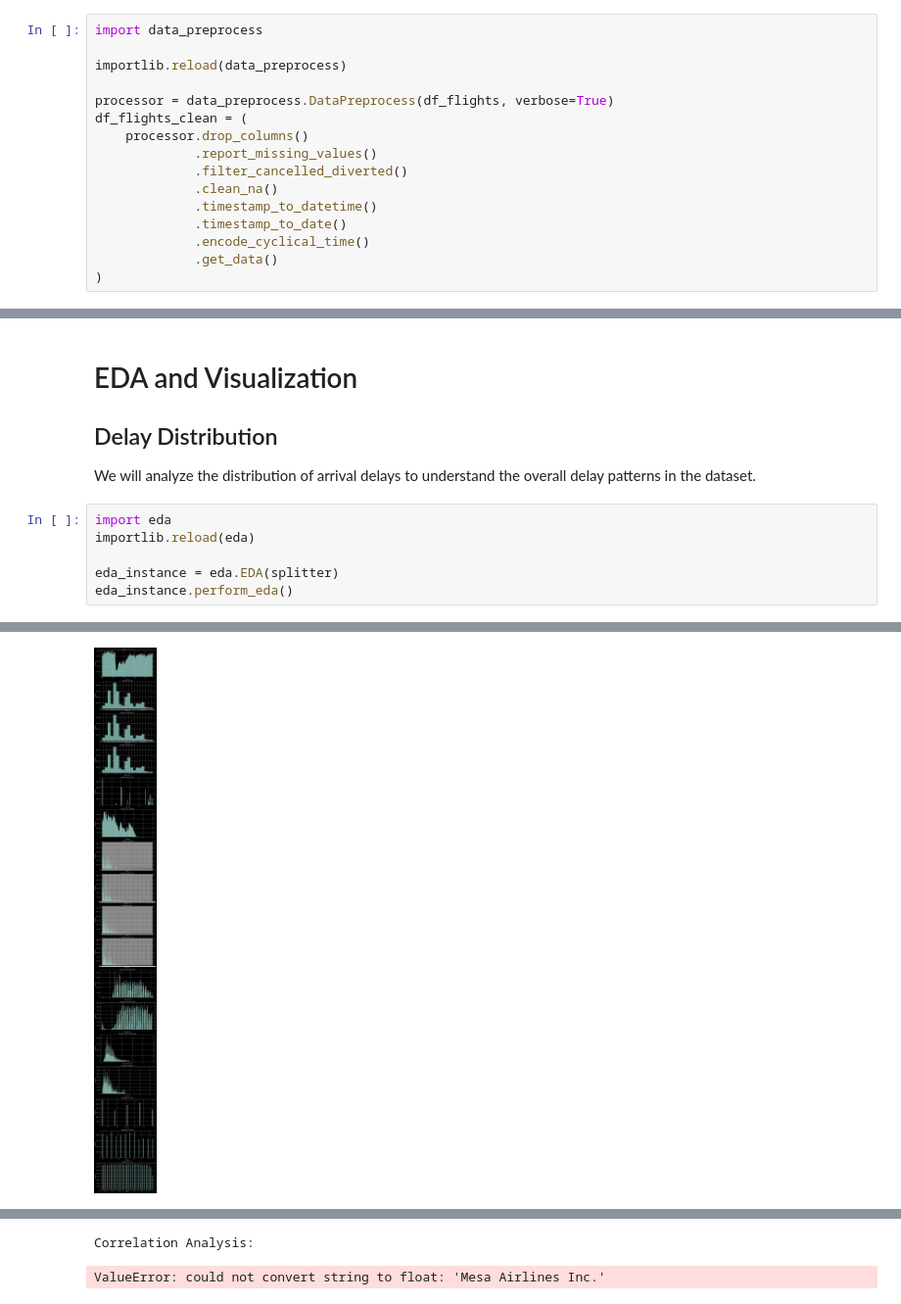
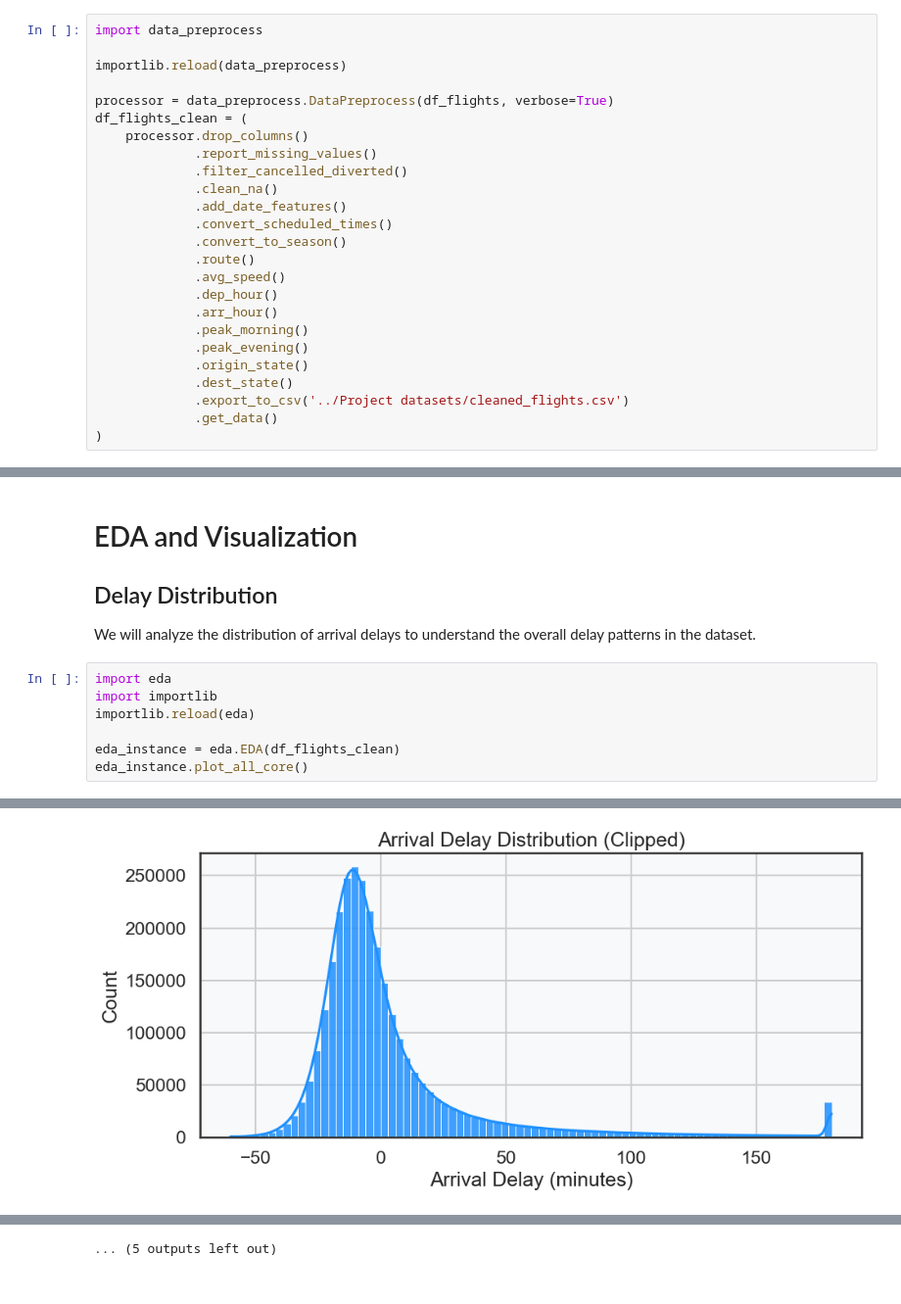
Before and after one commit to AlexisBarros22/CD_Project2526, a Jupyter notebook: Project codes/main.ipynb, the cells around one changed output, grey strips where cells are left out. Shown at 98% size. Drawn from its saved outputs; the diff is of its cells as text.

```diff
--- a/Project codes/main.ipynb
+++ b/Project codes/main.ipynb
@@ -110,9 +110,18 @@ df_flights_clean = (
              .report_missing_values()
              .filter_cancelled_diverted()
              .clean_na()
-             .timestamp_to_datetime()
-             .timestamp_to_date()
-             .encode_cyclical_time()
+             .add_date_features()
+             .convert_scheduled_times()
+             .convert_to_season()
+             .route()
+             .avg_speed()
+             .dep_hour()
+             .arr_hour()
+             .peak_morning()
+             .peak_evening()
+             .origin_state()
+             .dest_state()
+             .export_to_csv('../Project datasets/cleaned_flights.csv')
              .get_data()
 )
 # %% [output]
@@ -164,8 +172,9 @@ Data split successful: 2331041 training samples, 582761 testing samples. Scaled
 We will analyze the distribution of arrival delays to understand the overall delay patterns in the dataset.
 # %%
 import eda
+import importlib
 importlib.reload(eda)
 
-eda_instance = eda.EDA(splitter)
-eda_instance.perform_eda()
+eda_instance = eda.EDA(df_flights_clean)
+eda_instance.plot_all_core()
 # %% [output]
@@ -189 +198 @@ Distribution Analysis:
-[figure, old version]
+[figure, new version]
@@ -190,2 +209 @@ Distribution Analysis:
-Correlation Analysis:
+... (5 outputs left out)
-ValueError: could not convert string to float: 'Mesa Airlines Inc.'
```
Also changed, not shown: parts of 4 cells of this notebook, 4 other files.
